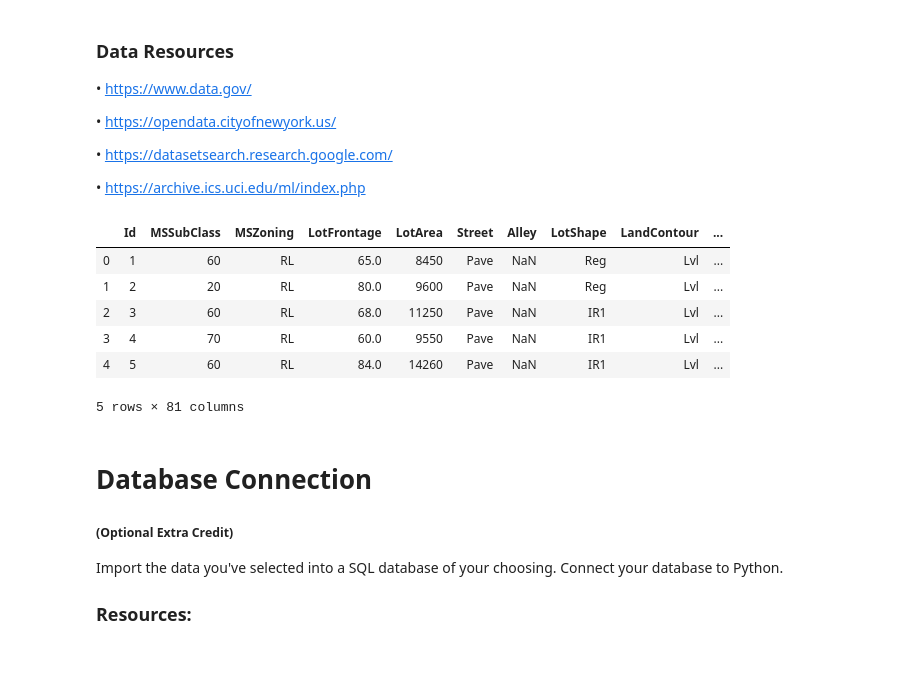
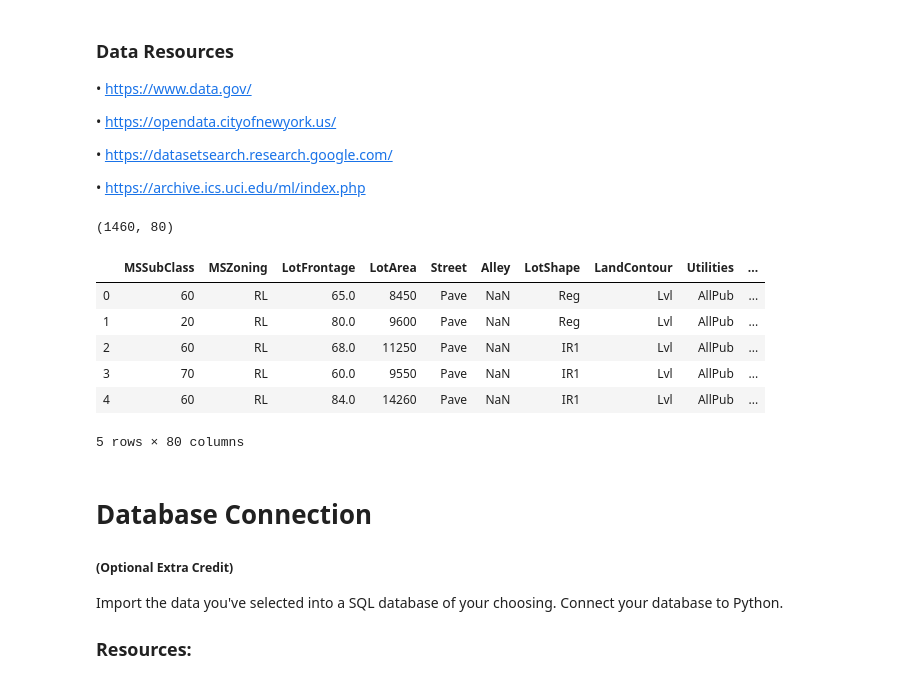
Before and after one commit to igukusamuel/DATA-605-Final-Project, a Jupyter notebook: 08_assignment.ipynb, the cells around one changed output. Drawn from its saved outputs; the diff is of its cells as text; code cells hidden in the pictures.

```diff
--- a/08_assignment.ipynb
+++ b/08_assignment.ipynb
@@ -15,43 +15,58 @@ You must add descriptions to each of the sections. You must explain what your co
 
 • https://archive.ics.uci.edu/ml/index.php
 # %%
+# Load all the necessary libraries - most will be added as the code progresses and are required
+
 import pandas as pd
 import numpy as np
 import matplotlib
 import matplotlib.pyplot as plt
 %matplotlib inline
 matplotlib.style.use('ggplot')
 import seaborn as sns
 import statsmodels.api as sm
 from sklearn.model_selection import train_test_split
 from sklearn.linear_model import LinearRegression
 from sklearn.feature_selection import RFE
 from sklearn.linear_model import RidgeCV, LassoCV, Ridge, Lasso
 from sklearn.preprocessing import Imputer
 from sklearn.preprocessing import LabelEncoder
 from sklearn.preprocessing import OneHotEncoder
 from sklearn.metrics import mean_squared_error
 
 
-# I will be working with the housing data set available in kaggle
+# I will be working with the housing data set available in kaggle (https://www.kaggle.com/c/house-prices-advanced-regression-techniques/data)
 
-# https://www.kaggle.com/c/house-prices-advanced-regression-techniques/data
+# A brief overview of the Kaggle Housing Data
+'''
+Kaggle housing dataset competition entails the exploration of data with 79 exploratory variables challenging competitiors
+to predict the final price of homes on previously unseen data.
+
+This data was compiled by "Dean De Cock" according to Kaggle.com.
+
+'''
 
 # Training Set
 df_train = pd.read_csv('https://raw.githubusercontent.com/igukusamuel/DATA-605-Final-Project/master/train.csv')
 
 # Set the Id column to be the index
 df_train.set_index(['Id'])
 
-df_train.head()
+# Drop the Id column since its not necessary for this subsequent analytics
+df_train = df_train.drop(['Id'], axis = 1)
+
+# View the number of columns and print out the first 5 rows to ensure the data is loaded correctly.
+print(df_train.shape) # Data contains 1460 rows and 80 colums (Id column dropped)
+df_train.head() # Note some columns already show missing data
 # %% [output]
+(1460, 80)
-|  | Id | MSSubClass | MSZoning | LotFrontage | LotArea | Street | Alley | LotShape | LandContour | ... |
-| 0 | 1 | 60 | RL | 65.0 | 8450 | Pave | NaN | Reg | Lvl | ... |
-| 1 | 2 | 20 | RL | 80.0 | 9600 | Pave | NaN | Reg | Lvl | ... |
-| 2 | 3 | 60 | RL | 68.0 | 11250 | Pave | NaN | IR1 | Lvl | ... |
-| 3 | 4 | 70 | RL | 60.0 | 9550 | Pave | NaN | IR1 | Lvl | ... |
-| 4 | 5 | 60 | RL | 84.0 | 14260 | Pave | NaN | IR1 | Lvl | ... |
+|  | MSSubClass | MSZoning | LotFrontage | LotArea | Street | Alley | LotShape | LandContour | Utilities | ... |
+| 0 | 60 | RL | 65.0 | 8450 | Pave | NaN | Reg | Lvl | AllPub | ... |
+| 1 | 20 | RL | 80.0 | 9600 | Pave | NaN | Reg | Lvl | AllPub | ... |
+| 2 | 60 | RL | 68.0 | 11250 | Pave | NaN | IR1 | Lvl | AllPub | ... |
+| 3 | 70 | RL | 60.0 | 9550 | Pave | NaN | IR1 | Lvl | AllPub | ... |
+| 4 | 60 | RL | 84.0 | 14260 | Pave | NaN | IR1 | Lvl | AllPub | ... |
-5 rows × 81 columns
+5 rows × 80 columns
 # %% [markdown]
 # Database Connection
 
```
Also changed, not shown: parts of 46 cells of this notebook.
